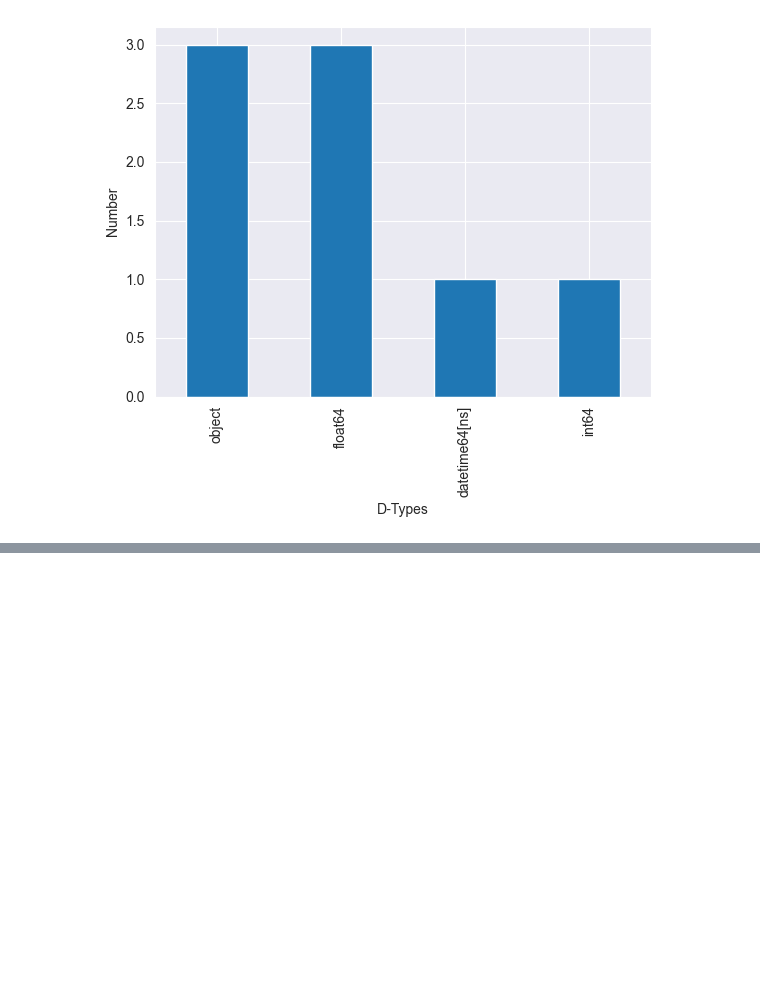
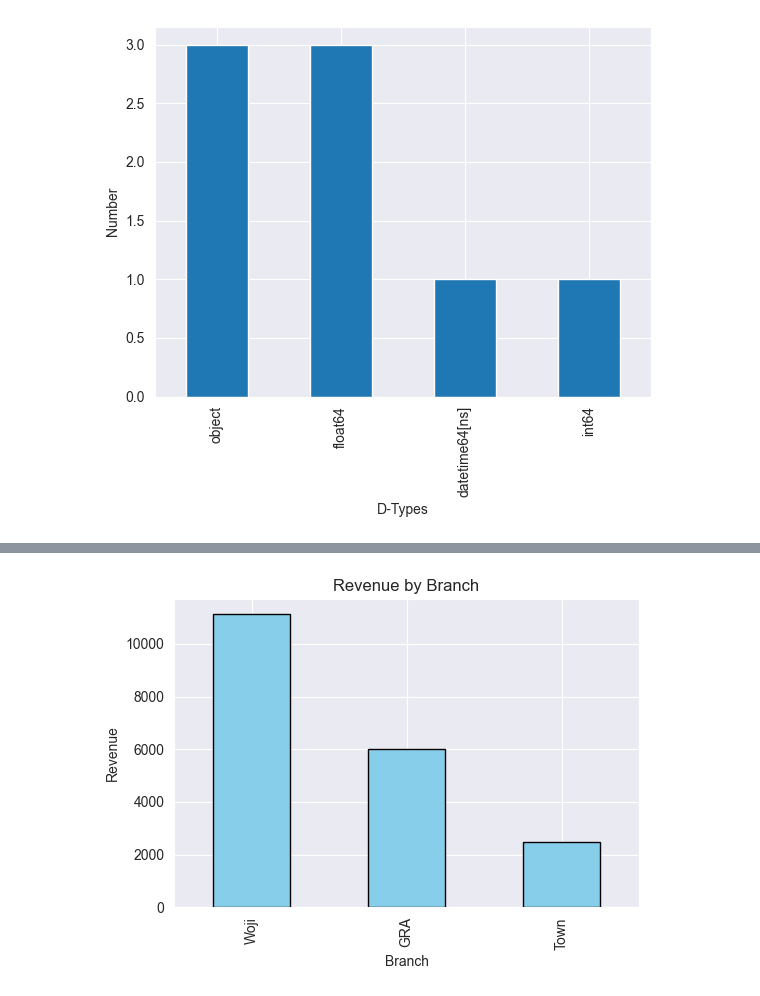
Before and after one commit to SamuelDasaolu/GEN-AI, a Jupyter notebook: TASKS/Dasaolu_Samuel_task14/sales_data_analysis.ipynb, the cells around one changed output, grey strips where cells are left out. Drawn from its saved outputs; the diff is of its cells as text; code cells hidden in the pictures; blank space fills up the shorter version.

```diff
--- a/TASKS/Dasaolu_Samuel_task14/sales_data_analysis.ipynb
+++ b/TASKS/Dasaolu_Samuel_task14/sales_data_analysis.ipynb
@@ -102,3 +102,89 @@ sales.head()
 | 2 | 2015-09-10 | Woji | Ibrahim | Lenovo | 7 | 1.29 | 9.03 | 9030.0 | 2015 | September | ... |
 | 3 | 2015-11-17 | Woji | Tolu | HP | 11 | 4.99 | 54.89 | 54890.0 | 2015 | November | ... |
 | 4 | 2015-10-31 | Woji | Tonye | Lenovo | 14 | 1.29 | 18.06 | 18060.0 | 2015 | October | ... |
+# %%
+# --- KPI ANALYSIS WITH GROWTH METRICS ---
+
+import pandas as pd
+import matplotlib.pyplot as plt
+
+# Load data (if not already loaded)
+sales_data = pd.read_excel("eletronic_sales.xlsx")
+
+# Step 1: Create Revenue column
+sales_data["Revenue"] = sales_data["Units"] * sales_data["Price"]
+
+# Step 2: High-level KPIs
+total_revenue = sales_data["Revenue"].sum()
+avg_order_value = sales_data["Revenue"].mean()
+total_units_sold = sales_data["Units"].sum()
+num_transactions = len(sales_data)
+
+# Step 3: KPI breakdowns
+revenue_by_branch = sales_data.groupby("Branch")["Revenue"].sum().sort_values(ascending=False)
+revenue_by_agent = sales_data.groupby("Sales Agent")["Revenue"].sum().sort_values(ascending=False)
+revenue_by_product = sales_data.groupby("Products")["Revenue"].sum().sort_values(ascending=False)
+
+# Step 4: Sales growth over time
+sales_data["YearMonth"] = sales_data["Date"].dt.to_period("M")
+monthly_revenue = sales_data.groupby("YearMonth")["Revenue"].sum().to_timestamp()
+
+# Step 5: Growth Metrics
+monthly_revenue_df = monthly_revenue.to_frame().reset_index()
+monthly_revenue_df.rename(columns={"Revenue":"Monthly Revenue"}, inplace=True)
+
+# MoM Growth (%)
+monthly_revenue_df["MoM Growth %"] = monthly_revenue_df["Monthly Revenue"].pct_change() * 100
+
+# YoY Growth (%) – compare with same month last year if available
+monthly_revenue_df["YoY Growth %"] = monthly_revenue_df["Monthly Revenue"].pct_change(12) * 100
+
+# Step 6: KPI Summary
+kpi_summary = {
+    "Total Revenue": total_revenue,
+    "Average Order Value": avg_order_value,
+    "Total Units Sold": total_units_sold,
+    "Number of Transactions": num_transactions,
+    "Top Branch": revenue_by_branch.idxmax(),
+    "Top Agent": revenue_by_agent.idxmax(),
+    "Top Product": revenue_by_product.idxmax()
+}
+print(kpi_summary)
+
+# Step 7: Visualization
+
+# Revenue by Branch
+revenue_by_branch.plot(kind="bar", figsize=(6,4), color="skyblue", edgecolor="black", title="Revenue by Branch")
+plt.ylabel("Revenue")
+plt.show()
+
+# Revenue by Sales Agent
+revenue_by_agent.plot(kind="bar", figsize=(8,4), color="lightgreen", edgecolor="black", title="Revenue by Sales Agent")
+plt.ylabel("Revenue")
+plt.show()
+
+# Revenue by Product
+revenue_by_product.plot(kind="bar", figsize=(6,4), color="salmon", edgecolor="black", title="Revenue by Product")
+plt.ylabel("Revenue")
+plt.show()
+
+# Monthly Revenue Trend with MoM growth
+fig, ax1 = plt.subplots(figsize=(8,4))
+
+ax1.plot(monthly_revenue_df["YearMonth"], monthly_revenue_df["Monthly Revenue"], marker="o", color="purple", label="Revenue")
+ax1.set_ylabel("Revenue")
+ax1.set_xlabel("Year-Month")
+ax1.set_title("Monthly Revenue with MoM Growth")
+
+# Secondary axis for MoM %
+ax2 = ax1.twinx()
+ax2.plot(monthly_revenue_df["YearMonth"], monthly_revenue_df["MoM Growth %"], marker="s", linestyle="--", color="orange", label="MoM Growth %")
+ax2.set_ylabel("MoM Growth %")
+
+# Legends
+ax1.legend(loc="upper left")
+ax2.legend(loc="upper right")
+
+plt.xticks(rotation=45)
+plt.show()
+# %% [output]
@@ -104,0 +192 @@ sales.head()
+[figure, added]
```
Also changed, not shown: parts of 1 cell of this notebook.
